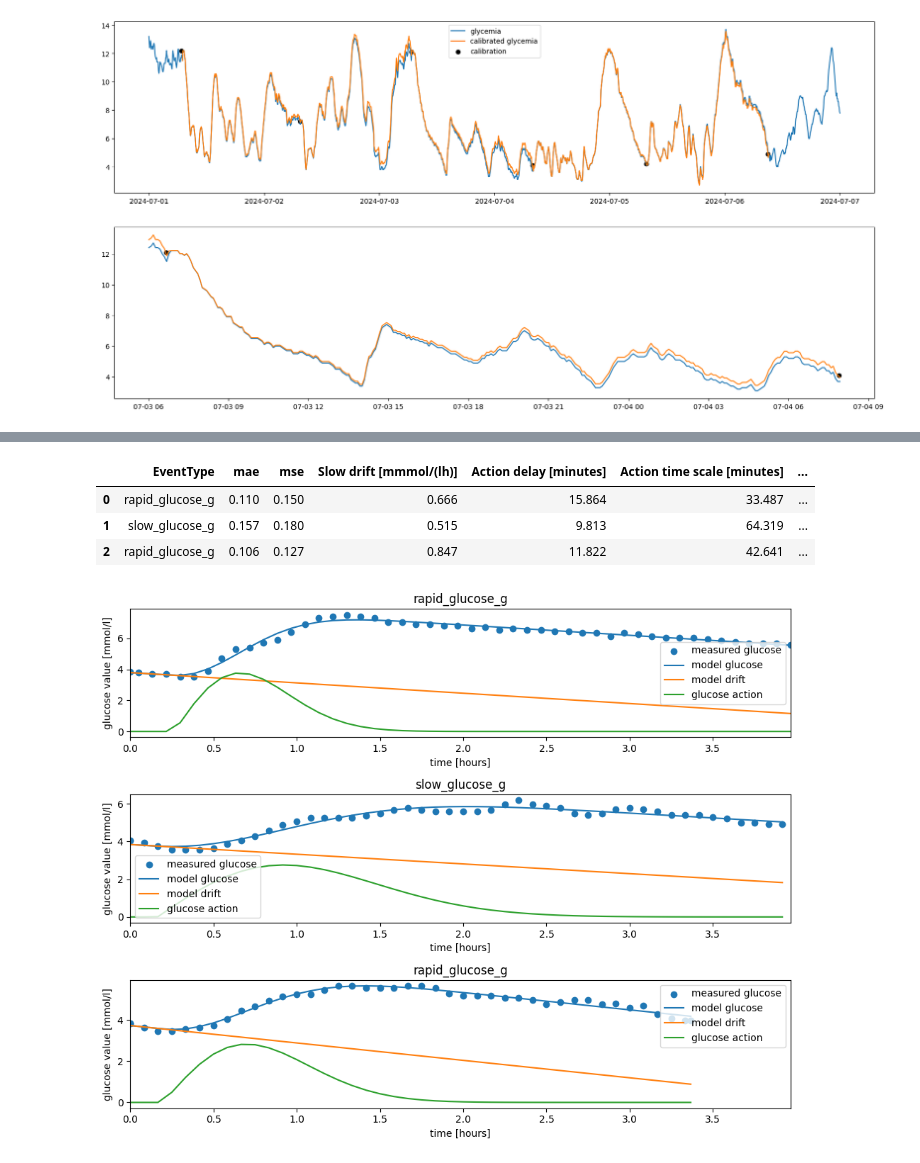
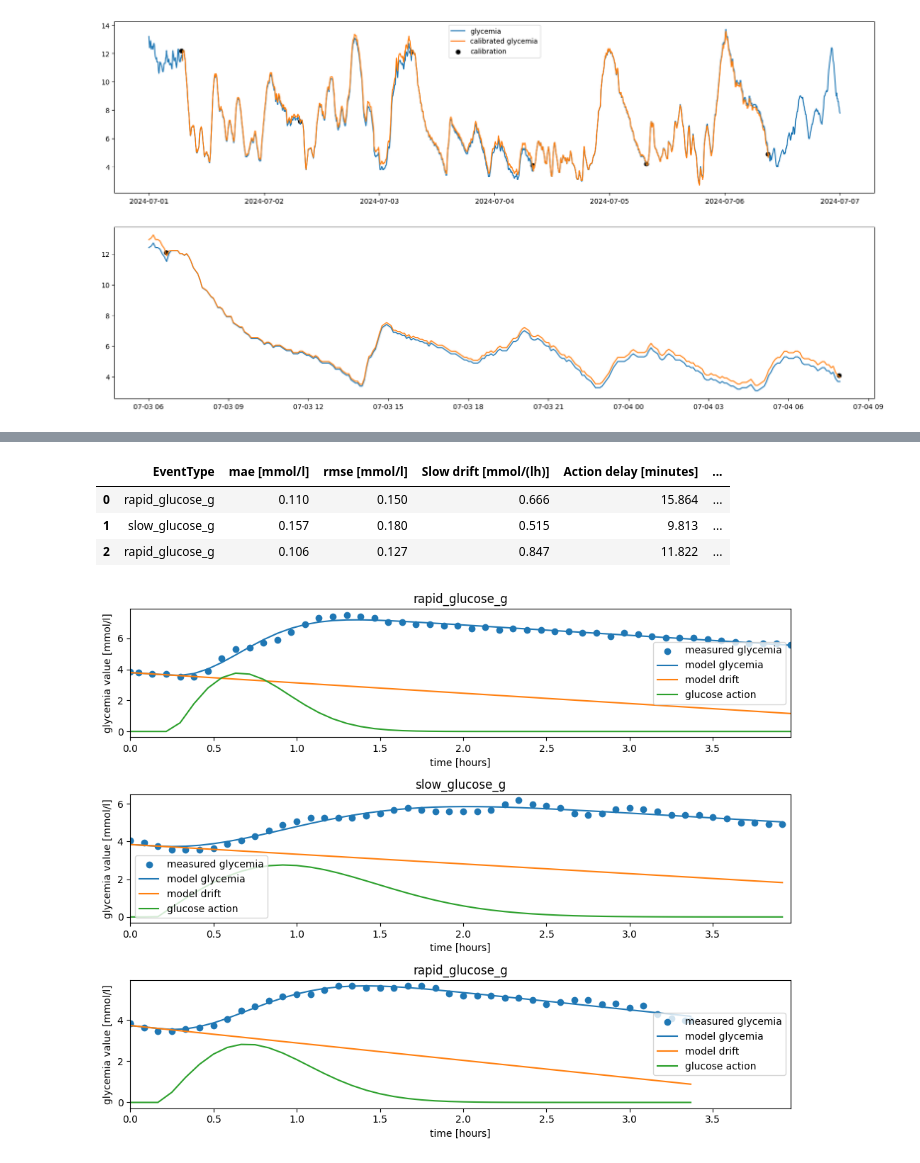
Before and after one commit to sethyvenatem/blood_sugar_fast_day, a Jupyter notebook: fast_day.ipynb, the cells around one changed output, grey strips where cells are left out. Drawn from its saved outputs; the diff is of its cells as text; code cells hidden in the pictures.

Commit message:
glucose value to glycemia

```diff
--- a/fast_day.ipynb
+++ b/fast_day.ipynb
@@ -179,8 +179,8 @@ for cal in all_data[all_data['EventType'] == 'calibration'].index:
 # Here I computed the calibrated glycemia.
 zeros = all_data[(all_data['EventType'] == 'glycemia') & (all_data['calibration_factor'] == 0)].index
 for ind, z in enumerate(zeros[1:]):
-    data = all_data[(all_data['EventType'] == 'glycemia') & (all_data.index <= z) & (all_data.index >= zeros[ind])].copy()
-    data = pd.concat([data,pd.DataFrame([],index = all_data[(all_data['EventType'] == 'calibration') & (all_data.index <= z)  & (all_data.index >= zeros[ind])].index,columns = data.columns)]).sort_index()
+    data = all_data.loc[(all_data['EventType'] == 'glycemia') & (all_data.index <= z) & (all_data.index >= zeros[ind]),['Value','calibration_factor']].copy()
+    data = pd.concat([data,pd.DataFrame([[np.nan, np.nan]],index = all_data[(all_data['EventType'] == 'calibration') & (all_data.index <= z)  & (all_data.index >= zeros[ind])].index,columns = data.columns)]).sort_index()
     data['Value'] = data['Value'].interpolate(method = 'time')
     data['elapsed_time'] = (data.index-data.index[0]).total_seconds()
     correction_slope = ((all_data.loc[(all_data['EventType'] == 'calibration') & (all_data.index <= z)  & (all_data.index >= zeros[ind]),'Value'] - data.loc[all_data[(all_data['EventType'] == 'calibration') & (all_data.index <= z)  & (all_data.index >= zeros[ind])].index,'Value'])/(z-zeros[ind]).total_seconds()).values[0]
@@ -422,15 +416,15 @@ data.index = pd.to_datetime(data.index)
 data.index.name = 'time'
 data = data.sort_index()
 
-# Make a dictionary with the three carb intake events.
+# Make a dictionary with the three carbohydrate intake events.
 carb_events_start = [data[data['EventType'] == 'rapid_glucose_g'].index[0], data[data['EventType'] == 'slow_glucose_g'].index[0], data[data['EventType'] == 'rapid_glucose_g'].index[-1]]
 events = []
 for ev in carb_events_start:
-    ev_end = data[(data['EventType'] != 'glucose_measurement') & (data['EventType'] != 'calibration') & (data.index >= ev)].iloc[1].name
-    data = pd.concat([pd.DataFrame([[np.nan,np.nan,'glucose_measurement']],index = [ev,ev_end], columns = ['Value','calibrated_glucose','EventType']),data]).sort_index()
-    data.loc[data['EventType'] == 'glucose_measurement',['Value','calibrated_glucose']] = data.loc[data['EventType'] == 'glucose_measurement',['Value','calibrated_glucose']].interpolate(method = 'time')
+    ev_end = data[(data['EventType'] != 'glycemia') & (data['EventType'] != 'calibration') & (data.index >= ev)].iloc[1].name
+    data = pd.concat([pd.DataFrame([[np.nan,np.nan,'glycemia']],index = [ev,ev_end], columns = ['Value','calibrated_glycemia','EventType']),data]).sort_index()
+    data.loc[data['EventType'] == 'glycemia',['Value','calibrated_glycemia']] = data.loc[data['EventType'] == 'glycemia',['Value','calibrated_glycemia']].interpolate(method = 'time')
 
-    temp = data.loc[(data.index <= ev_end) & (data.index >= ev) & (data['EventType'] == 'glucose_measurement'),['Value','calibrated_glucose']].sort_index()
+    temp = data.loc[(data.index <= ev_end) & (data.index >= ev) & (data['EventType'] == 'glycemia'),['Value','calibrated_glycemia']].sort_index()
     temp['elapsed_time_h'] = (temp.index-temp.index[0]).total_seconds()/(3600)
     temp = temp[temp['elapsed_time_h']<4]
     temp.index.name = ev
@@ -479,11 +473,11 @@ events_description = pd.DataFrame(['rapid_glucose_g','slow_glucose_g','rapid_glu
 
 for ind, ev in enumerate(events):
 
-    popt, _ = curve_fit(tofit, ev['elapsed_time_h'],ev['calibrated_glucose'], p0 = [0, 3,0.75,4,0.6])
+    popt, _ = curve_fit(tofit, ev['elapsed_time_h'],ev['calibrated_glycemia'], p0 = [0, 3,0.75,4,0.6])
     time_solution = fsolve(to_zero, 1)
 
-    axs[ind].scatter(ev['elapsed_time_h'],ev['calibrated_glucose'], label = 'measured glucose')
-    axs[ind].plot(ev['elapsed_time_h'],tofit(ev['elapsed_time_h'], *popt), label = 'model glucose')
+    axs[ind].scatter(ev['elapsed_time_h'],ev['calibrated_glycemia'], label = 'measured glycemia')
+    axs[ind].plot(ev['elapsed_time_h'],tofit(ev['elapsed_time_h'], *popt), label = 'model glycemia')
     axs[ind].plot(ev['elapsed_time_h'],popt[1]-popt[0]*ev['elapsed_time_h'], label = 'model drift')
     axs[ind].plot(ev['elapsed_time_h'],glucose_action(ev['elapsed_time_h'], *popt), label = 'glucose action')
     axs[ind].set_title(ev.columns.name)
@@ -492,10 +486,10 @@ for ind, ev in enumerate(events):
     axs[ind].set_xlabel('time [hours]')
     axs[ind].set_ylabel('glucose value [mmol/l]')
 
-    columns = ['mae [mmol/l]','rmse [mmol/l]','Slow drift [mmmol/(lh)]','Action delay [minutes]','Action time scale [minutes]',
-               'Total glucose increase [mmol/l]','Time to '+str(100*(1-epsilon))+'% [hours]']
-    values = ([round(np.abs(ev['calibrated_glucose']-tofit(ev['elapsed_time_h'], *popt)).mean(),3),
-    round((((ev['calibrated_glucose']-tofit(ev['elapsed_time_h'], *popt))**2).mean()**0.5),3),
+    columns = ['mae [mmol/l]','rmse [mmol/l]','Slow drift [mmol/(lh)]','Action delay [minutes]','Action time scale [minutes]',
+               'Total glycemia increase [mmol/l]','Time to '+str(100*(1-epsilon))+'% [hours]']
+    values = ([round(np.abs(ev['calibrated_glycemia']-tofit(ev['elapsed_time_h'], *popt)).mean(),3),
+    round((((ev['calibrated_glycemia']-tofit(ev['elapsed_time_h'], *popt))**2).mean()**0.5),3),
     round(popt[0],3),
     round(popt[2]*60,3),
     round(popt[4]*60,3),
@@ -514,46 +508,46 @@ events_description
 fig, axs = plt.subplots(3)
 fig.set_figheight(8)
 fig.set_figwidth(10)
 
 max_time = 0
 for ev in events:
     max_time = max(max_time,ev['elapsed_time_h'].max())
 
 events_description = pd.DataFrame(['rapid_glucose_g','slow_glucose_g','rapid_glucose_g'],index = [0,1,2],columns = ['EventType'])
 
 for ind, ev in enumerate(events):
 
-    popt, _ = curve_fit(tofit_square, ev['elapsed_time_h'],ev['calibrated_glucose'], p0 = [0, 3,0.75,4,0.6])
+    popt, _ = curve_fit(tofit_square, ev['elapsed_time_h'],ev['calibrated_glycemia'], p0 = [0, 3,0.75,4,0.6])
     time_solution = [(-np.log(epsilon))**0.5]
 
-    axs[ind].scatter(ev['elapsed_time_h'],ev['calibrated_glucose'], label = 'measured glucose')
-    axs[ind].plot(ev['elapsed_time_h'],tofit_square(ev['elapsed_time_h'], *popt), label = 'model glucose')
+    axs[ind].scatter(ev['elapsed_time_h'],ev['calibrated_glycemia'], label = 'measured glycemia')
+    axs[ind].plot(ev['elapsed_time_h'],tofit_square(ev['elapsed_time_h'], *popt), label = 'model glycemia')
     axs[ind].plot(ev['elapsed_time_h'],popt[1]-popt[0]*ev['elapsed_time_h'], label = 'model drift')
     axs[ind].plot(ev['elapsed_time_h'],glucose_action_square(ev['elapsed_time_h'], *popt), label = 'glucose action')
     axs[ind].set_title(ev.columns.name)
     axs[ind].set_xlim([0,max_time])
     axs[ind].legend()
     axs[ind].set_xlabel('time [hours]')
-    axs[ind].set_ylabel('glucose value [mmol/l]')
+    axs[ind].set_ylabel('glycemia value [mmol/l]')
 
-    columns = ['mae [mmol/l]','rmse [mmol/l]','Slow drift [mmmol/(lh)]','Action delay [minutes]','Action time scale [minutes]',
-               'Total glucose increase [mmol/l]','Time to '+str(100*(1-epsilon))+'% [hours]']
-    values = ([round(np.abs(ev['calibrated_glucose']-tofit_square(ev['elapsed_time_h'], *popt)).mean(),3),
-    round((((ev['calibrated_glucose']-tofit_square(ev['elapsed_time_h'], *popt))**2).mean()**0.5),3),
+    columns = ['mae [mmol/l]','rmse [mmol/l]','Slow drift [mmol/(lh)]','Action delay [minutes]','Action time scale [minutes]',
+               'Total glycemia increase [mmol/l]','Time to '+str(100*(1-epsilon))+'% [hours]']
+    values = ([round(np.abs(ev['calibrated_glycemia']-tofit_square(ev['elapsed_time_h'], *popt)).mean(),3),
+    round((((ev['calibrated_glycemia']-tofit_square(ev['elapsed_time_h'], *popt))**2).mean()**0.5),3),
     round(popt[0],3),
     round(popt[2]*60,3),
     round(popt[4]*60,3),
     round(popt[3]/2,3),round(popt[2]+popt[4]*time_solution[0],3)])
     events_description.loc[ind,columns] = values
 fig.tight_layout();
 
 events_description
 # %% [output]
-|  | EventType | mae | mse | Slow drift [mmmol/(lh)] | Action delay [minutes] | Action time scale [minutes] | ... |
-| 0 | rapid_glucose_g | 0.110 | 0.150 | 0.666 | 15.864 | 33.487 | ... |
-| 1 | slow_glucose_g | 0.157 | 0.180 | 0.515 | 9.813 | 64.319 | ... |
-| 2 | rapid_glucose_g | 0.106 | 0.127 | 0.847 | 11.822 | 42.641 | ... |
+|  | EventType | mae [mmol/l] | rmse [mmol/l] | Slow drift [mmol/(lh)] | Action delay [minutes] | ... |
+| 0 | rapid_glucose_g | 0.110 | 0.150 | 0.666 | 15.864 | ... |
+| 1 | slow_glucose_g | 0.157 | 0.180 | 0.515 | 9.813 | ... |
+| 2 | rapid_glucose_g | 0.106 | 0.127 | 0.847 | 11.822 | ... |
-[figure, old version]
+[figure, new version]
 # %% [markdown]
 ## Effect of exercise
 
```
Also changed, not shown: parts of 12 cells of this notebook, 1 other file.
